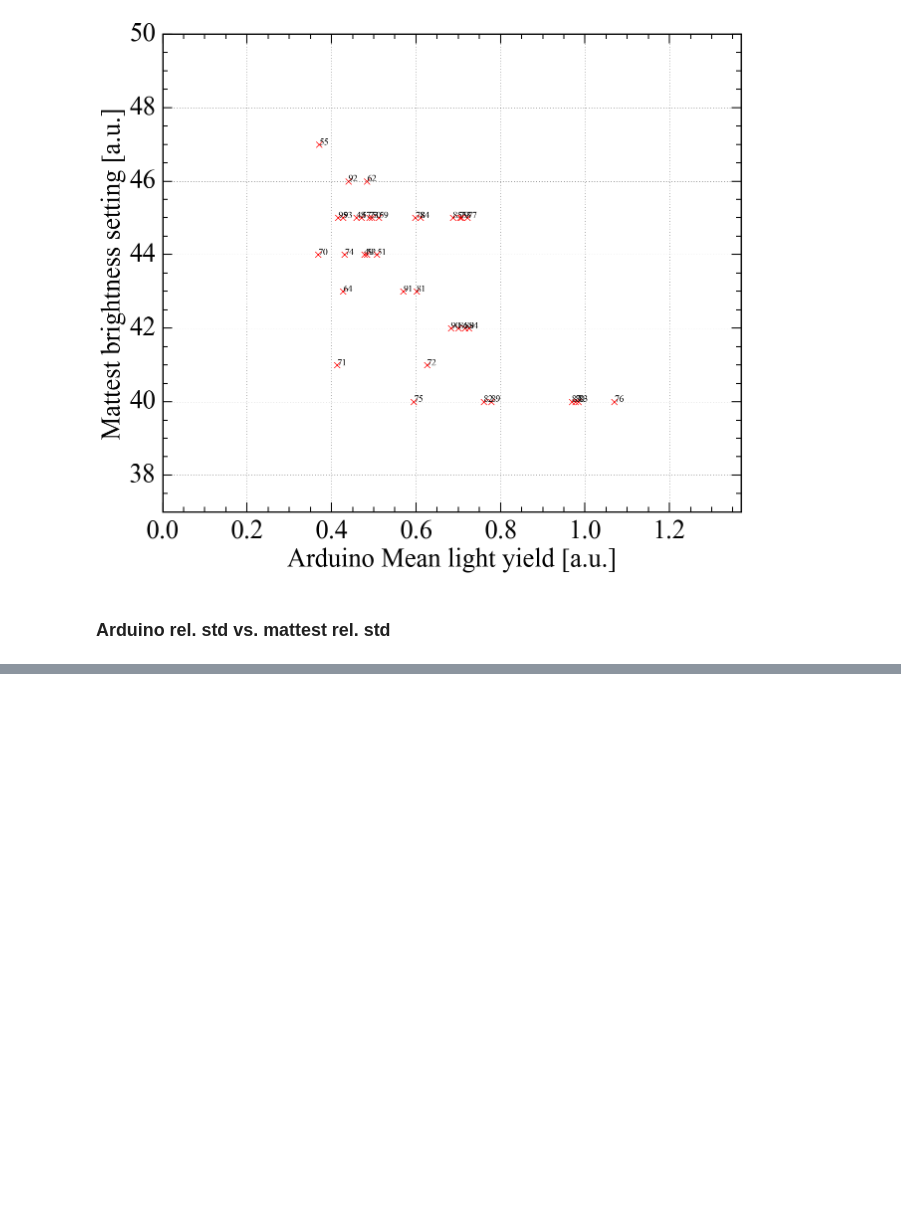
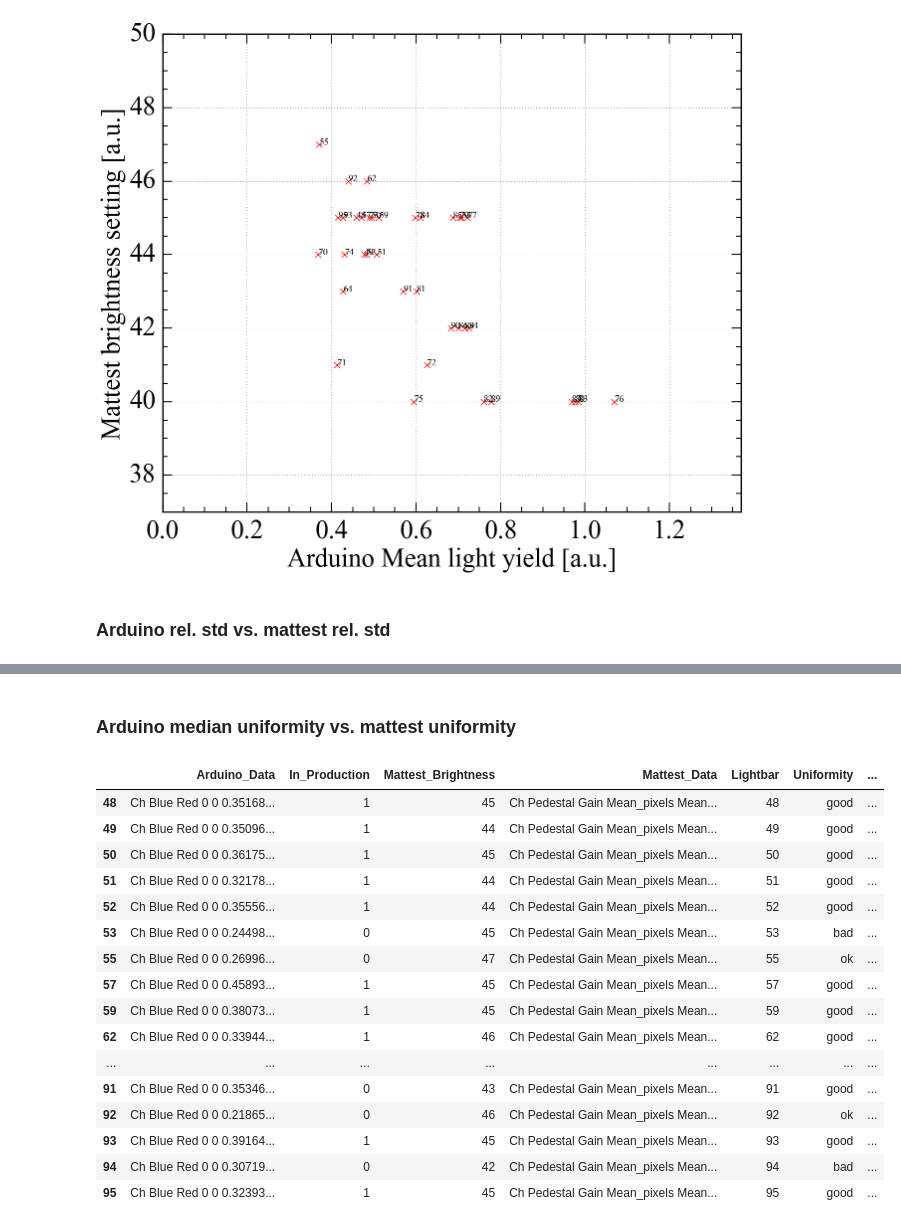
Before and after one commit to Burney222/QA_Lightbar, a Jupyter notebook: Plot_Lightbars.ipynb, the cells around one changed output, grey strips where cells are left out. Saved outputs shown, nothing was run; the diff lists cells and outputs as text; code cells hidden in the pictures; blank space fills up the shorter version.

```diff
--- a/Plot_Lightbars.ipynb
+++ b/Plot_Lightbars.ipynb
@@ -118,0 +215,22 @@ plt.ylabel("Mattest relative std.")
+# %% [markdown]
+### Arduino median uniformity vs. mattest uniformity
+# %%
+df
+# %% [output]
+|  | Arduino_Data | In_Production | Mattest_Brightness | Mattest_Data | Lightbar | Uniformity | ... |
+| 48 | Ch Blue Red 0 0 0.35168... | 1 | 45 | Ch Pedestal Gain Mean_pixels Mean... | 48 | good | ... |
+| 49 | Ch Blue Red 0 0 0.35096... | 1 | 44 | Ch Pedestal Gain Mean_pixels Mean... | 49 | good | ... |
+| 50 | Ch Blue Red 0 0 0.36175... | 1 | 45 | Ch Pedestal Gain Mean_pixels Mean... | 50 | good | ... |
+| 51 | Ch Blue Red 0 0 0.32178... | 1 | 44 | Ch Pedestal Gain Mean_pixels Mean... | 51 | good | ... |
+| 52 | Ch Blue Red 0 0 0.35556... | 1 | 44 | Ch Pedestal Gain Mean_pixels Mean... | 52 | good | ... |
+| 53 | Ch Blue Red 0 0 0.24498... | 0 | 45 | Ch Pedestal Gain Mean_pixels Mean... | 53 | bad | ... |
+| 55 | Ch Blue Red 0 0 0.26996... | 0 | 47 | Ch Pedestal Gain Mean_pixels Mean... | 55 | ok | ... |
+| 57 | Ch Blue Red 0 0 0.45893... | 1 | 45 | Ch Pedestal Gain Mean_pixels Mean... | 57 | good | ... |
+| 59 | Ch Blue Red 0 0 0.38073... | 1 | 45 | Ch Pedestal Gain Mean_pixels Mean... | 59 | good | ... |
+| 62 | Ch Blue Red 0 0 0.33944... | 1 | 46 | Ch Pedestal Gain Mean_pixels Mean... | 62 | good | ... |
+| ... | ... | ... | ... | ... | ... | ... | ... |
+| 91 | Ch Blue Red 0 0 0.35346... | 0 | 43 | Ch Pedestal Gain Mean_pixels Mean... | 91 | good | ... |
+| 92 | Ch Blue Red 0 0 0.21865... | 0 | 46 | Ch Pedestal Gain Mean_pixels Mean... | 92 | ok | ... |
+| 93 | Ch Blue Red 0 0 0.39164... | 1 | 45 | Ch Pedestal Gain Mean_pixels Mean... | 93 | good | ... |
+| 94 | Ch Blue Red 0 0 0.30719... | 0 | 42 | Ch Pedestal Gain Mean_pixels Mean... | 94 | bad | ... |
+| 95 | Ch Blue Red 0 0 0.32393... | 1 | 45 | Ch Pedestal Gain Mean_pixels Mean... | 95 | good | ... |
```
Also changed, not shown: parts of 16 cells of this notebook.
